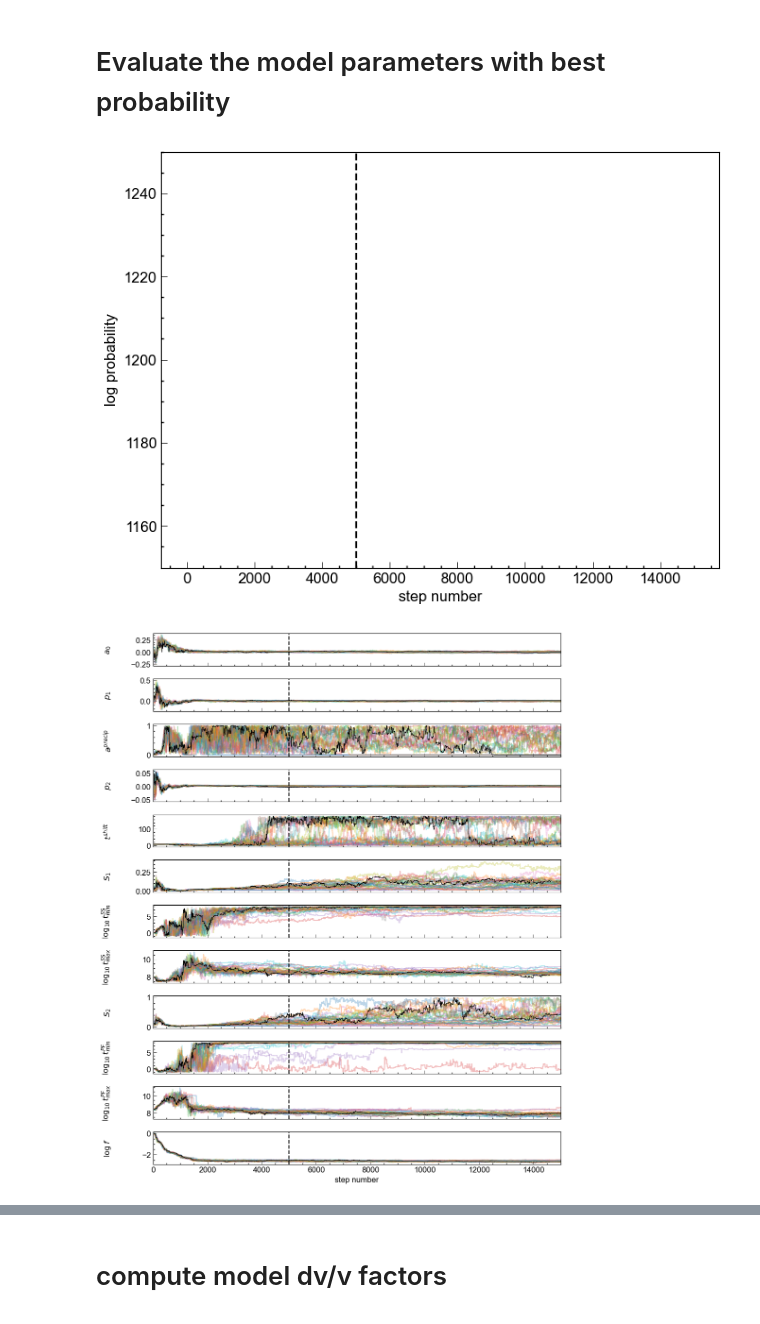
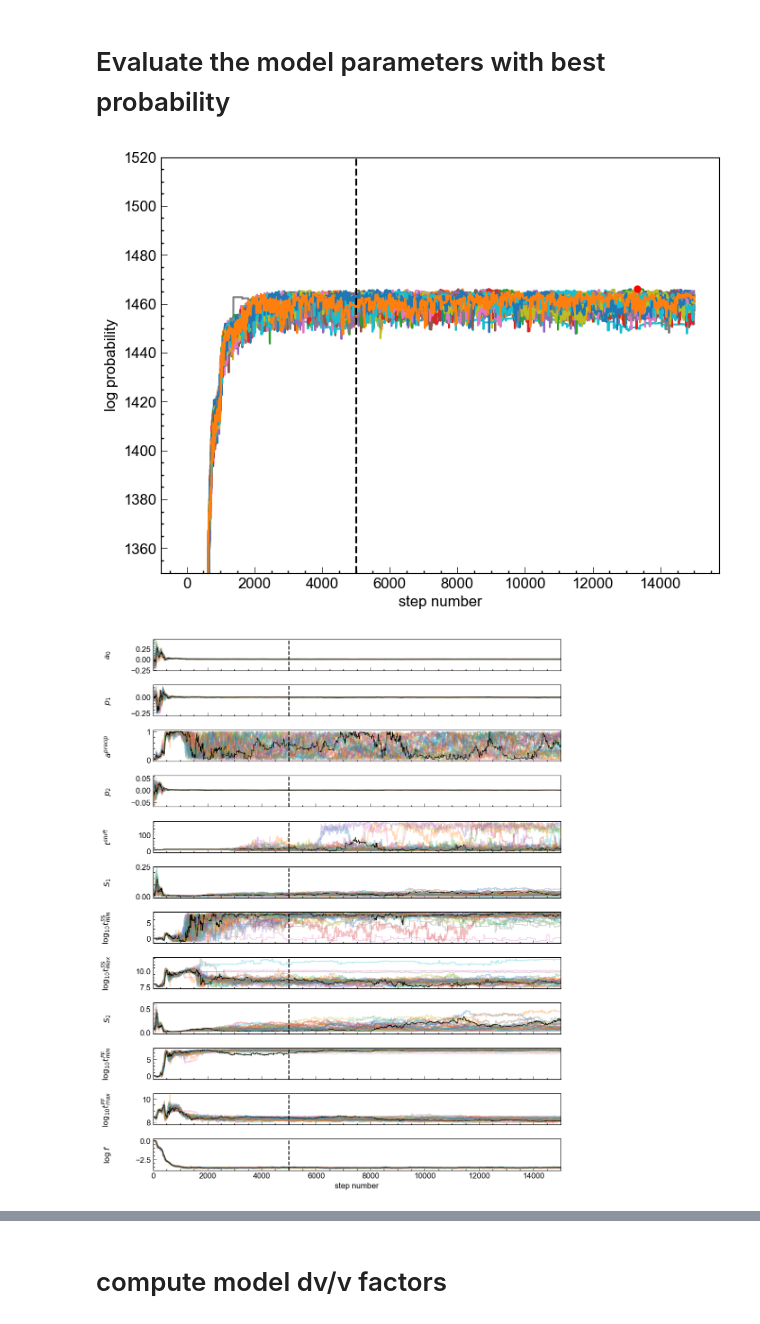
Before and after one commit to kura-okubo/SeisMonitoring_Paper, a Jupyter notebook: Others/get_MCMC_fixedparam/code/appx_getfixparam_modelfit_05_MCMC_modelfit.ipynb, the cells around one changed output, grey strips where cells are left out. Drawn from its saved outputs; the diff is of its cells as text; code cells hidden in the pictures.

Commit message:
update fixed param notebooks

```diff
--- a/Others/get_MCMC_fixedparam/code/appx_getfixparam_modelfit_05_MCMC_modelfit.ipynb
+++ b/Others/get_MCMC_fixedparam/code/appx_getfixparam_modelfit_05_MCMC_modelfit.ipynb
@@ -79,7 +79,7 @@ mcmc_discard_nsample = 5000 #3000 # discard samples when plotting the scatter ma
 modelcase = "base" # "base" or "wlin"
 
 output_imgdir = "../figure/MCMC_modelfit_result"
-input_datadir = "../../../Post/ModelFit/processed_data/MCMC_sampler_15000_v1_nobounds" # First case study to get fixed model parameters
+input_datadir = "../processed_data/MCMC_sampler_15000_v1_nobounds" # First case study to get fixed model parameters
 modelparam_outdir = "../modelparam_data"
 image_format="png"
 dpi = 150
@@ -106,7 +106,7 @@ stationpairs_files = glob.glob(input_datadir+f"/*_{freqband}_{modelcase}_{dvvmet
 stationpairs = np.sort([os.path.basename(x).split("_")[2] for x in stationpairs_files])
 # %%
 # stationpair = stationpairs[18]#"BP.LCCB-BP.SCYB" #"BP.EADB-BP.MMNB" # "BP.MMNB-BP.SCYB"
-stationpair = "BP.GHIB-BP.GHIB"
+stationpair = "BP.LCCB-BP.SCYB"
 print(stationpair)
 
 # if not os.path.exists(output_imgdir+"/{}".format(stationpair)):
@@ -188,20 +188,20 @@ maxlnprob_theta = flat_samples_maxprob[chains_lnprobmaxarg[lnprob_maxchain_id],
 # %%
 # plot the evolution of log probability
 fig, ax = plt.subplots(1, 1, figsize=(8, 6))
 chain_log_prob_plot = sampler.get_log_prob(discard=0, thin=1, flat=False)
 
 ax.plot(chain_log_prob_plot);
 ax.axvline(mcmc_discard_nsample, c="k", ls="--")
 max_logprob_ind = chains_lnprobmaxarg[lnprob_maxchain_id] # plot the iteration of max log prob
 ax.plot(max_logprob_ind+mcmc_discard_nsample, chain_log_prob_plot[max_logprob_ind+mcmc_discard_nsample, lnprob_maxchain_id], "ro", ms=5);
-# ax.set_ylim([1350, 1420])
-ax.set_ylim([1150, 1250])
+ax.set_ylim([1350, 1520])
+# ax.set_ylim([1150, 1250])
 ax.set_xlabel("step number")
 ax.set_ylabel("log probability");
 foname = (output_imgdir+"/ex_MCMC_logprobability_chains_{}_{}_{}_{}.png".format(stationpair, dvvmethod, stationpair, freqband, modelparam["modelcase"]))
 plt.savefig(foname, dpi=150)
 # %% [output]
-[figure, old version]
+[figure, new version]
 # %%
 fig, axes = plt.subplots(sampler.ndim, figsize=(10, 12), sharex=True)
 samples = sampler.get_chain()
@@ -222,7 +222,7 @@ foname = (output_imgdir+"/ex_MCMC_parametersearch_%s_%s_%d_%s.png"%(stationpair,
 fig.tight_layout()
 plt.savefig(foname)
 # %% [output]
-[figure, old version]
+[figure, new version]
 # %%
 # Plot dv/v factors
 # read observed dvv and err
```
Also changed, not shown: parts of 6 cells of this notebook, 3 other files.
